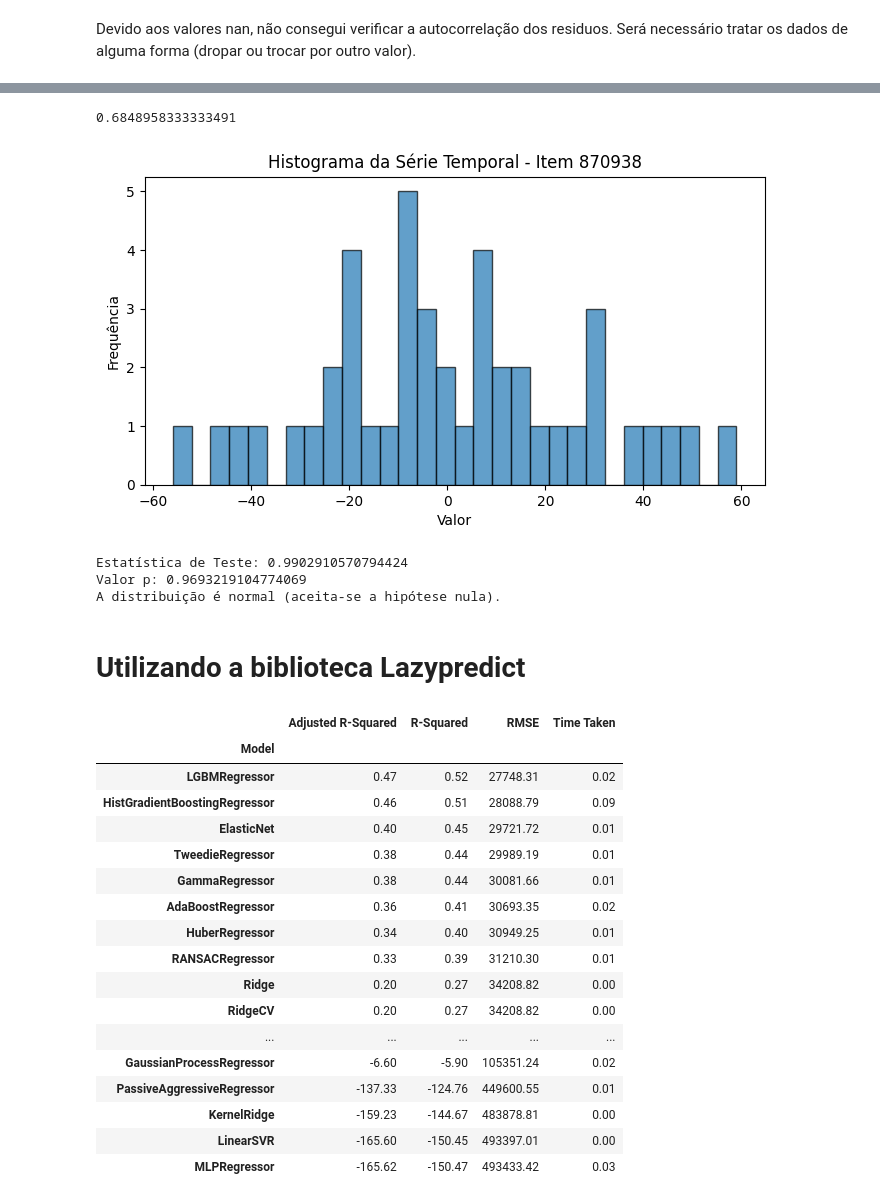
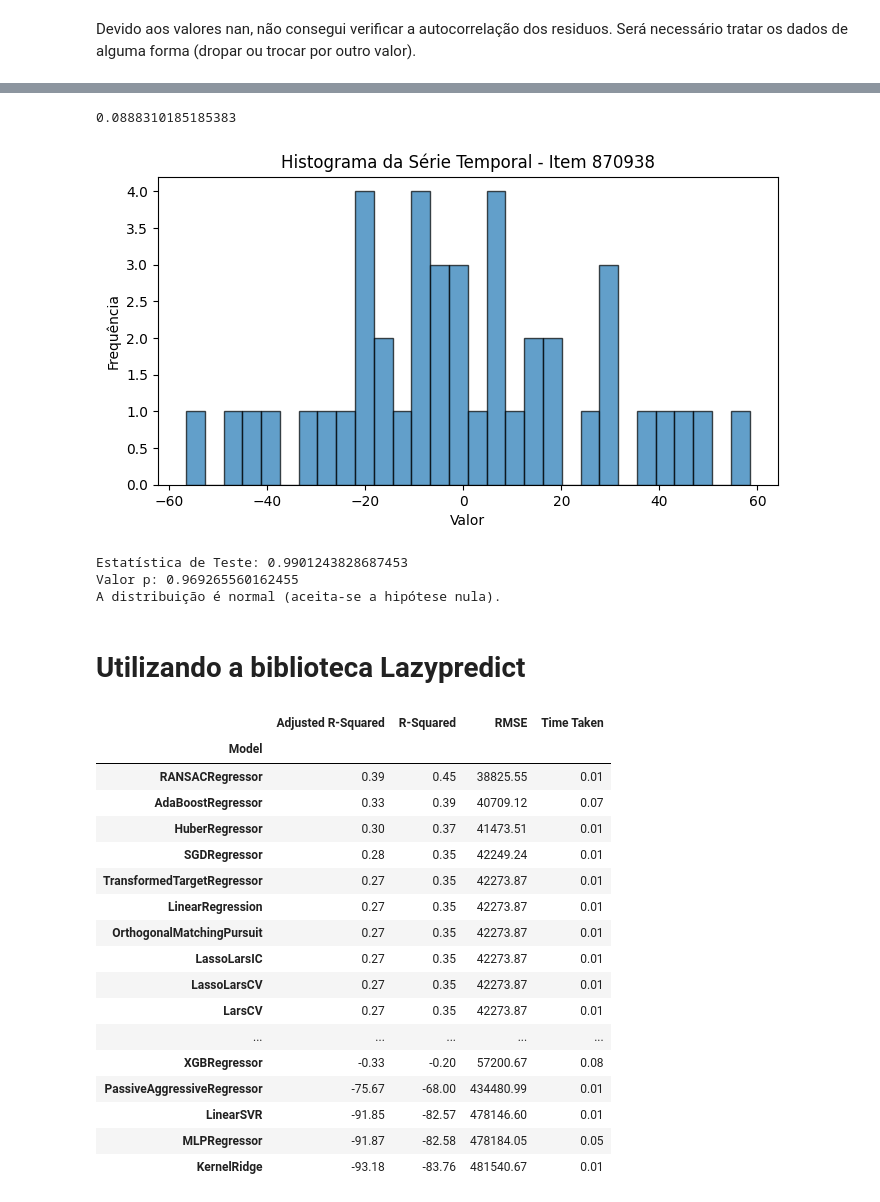
Before and after one commit to erlonL/series-temporais, a Jupyter notebook: seminario1.ipynb, the cells around one changed output, grey strips where cells are left out. Drawn from its saved outputs; the diff is of its cells as text; code cells hidden in the pictures.

```diff
--- a/seminario1.ipynb
+++ b/seminario1.ipynb
@@ -56,0 +56,3 @@ df['date'] = pd.to_datetime(df['date'])
+# %%
+# drop last row (2017-08) because it's incomplete
+df = df[df['date'] != '2017-08-01']
@@ -125,7 +183,7 @@ A série temporal não é estacionária
 df_agg = df.groupby('date')['unit_sales'].sum().reset_index()
 
 df_agg = df_agg.reset_index(drop=True)
-#df_agg = df_agg.set_index('date') # can cause problems
+df_agg = df_agg.set_index('date') # can cause problems
 
 #acf_values = sm.tsa.acf(df_agg['unit_sales'].values, nlags=12)
 
@@ -246,7 +329,7 @@ residuos_item.dropna(inplace=True) # decidimos droppar
 # %%
 residuos_item.mean()
 # %% [output]
-0.6848958333333491
+0.0888310185185383
 # %%
 plt.figure(figsize=(8, 4))
 plt.hist(residuos_item, bins=30, edgecolor='k', alpha=0.7)
@@ -255,7 +338,7 @@ plt.xlabel('Valor')
 plt.ylabel('Frequência')
 plt.show()
 # %% [output]
-[figure, old version]
+[figure, new version]
 # %%
 # Realizar o teste de Shapiro-Wilk
 stat, p = shapiro(residuos_item)
@@ -269,45 +352,41 @@ if p < 0.05:
 else:
   print("A distribuição é normal (aceita-se a hipótese nula).")
 # %% [output]
-Estatística de Teste: 0.9902910570794424
-Valor p: 0.9693219104774069
+Estatística de Teste: 0.9901243828687453
+Valor p: 0.969265560162455
 A distribuição é normal (aceita-se a hipótese nula).
 # %% [markdown]
 # Utilizando a biblioteca Lazypredict
 # %%
 # utilizando lazy prediction para escolher um modelo
-
-from lazypredict.Supervised import LazyRegressor
-from sklearn.model_selection import train_test_split
-
-X = df_agg.index
+X = df_agg.reset_index().index
 y = df_agg['unit_sales']
 
 X = pd.DataFrame(X, columns=['index']) # Convert X to a DataFrame
 
 X_train, X_test, y_train, y_test = train_test_split(X, y, test_size=0.2, random_state=42)
 
 reg = LazyRegressor(verbose=0, ignore_warnings=True, custom_metric=None)
 models, predictions = reg.fit(X_train, X_test, y_train, y_test)
 
 clear_output()
 models
 # %% [output]
 |  | Adjusted R-Squared | R-Squared | RMSE | Time Taken |
 | Model |  |  |  |  |
-| LGBMRegressor | 0.47 | 0.52 | 27748.31 | 0.02 |
-| HistGradientBoostingRegressor | 0.46 | 0.51 | 28088.79 | 0.09 |
-| ElasticNet | 0.40 | 0.45 | 29721.72 | 0.01 |
-| TweedieRegressor | 0.38 | 0.44 | 29989.19 | 0.01 |
-| GammaRegressor | 0.38 | 0.44 | 30081.66 | 0.01 |
-| AdaBoostRegressor | 0.36 | 0.41 | 30693.35 | 0.02 |
-| HuberRegressor | 0.34 | 0.40 | 30949.25 | 0.01 |
-| RANSACRegressor | 0.33 | 0.39 | 31210.30 | 0.01 |
-| Ridge | 0.20 | 0.27 | 34208.82 | 0.00 |
-| RidgeCV | 0.20 | 0.27 | 34208.82 | 0.00 |
+| RANSACRegressor | 0.39 | 0.45 | 38825.55 | 0.01 |
+| AdaBoostRegressor | 0.33 | 0.39 | 40709.12 | 0.07 |
+| HuberRegressor | 0.30 | 0.37 | 41473.51 | 0.01 |
+| SGDRegressor | 0.28 | 0.35 | 42249.24 | 0.01 |
+| TransformedTargetRegressor | 0.27 | 0.35 | 42273.87 | 0.01 |
+| LinearRegression | 0.27 | 0.35 | 42273.87 | 0.01 |
+| OrthogonalMatchingPursuit | 0.27 | 0.35 | 42273.87 | 0.01 |
+| LassoLarsIC | 0.27 | 0.35 | 42273.87 | 0.01 |
+| LassoLarsCV | 0.27 | 0.35 | 42273.87 | 0.01 |
+| LarsCV | 0.27 | 0.35 | 42273.87 | 0.01 |
 | ... | ... | ... | ... | ... |
-| GaussianProcessRegressor | -6.60 | -5.90 | 105351.24 | 0.02 |
-| PassiveAggressiveRegressor | -137.33 | -124.76 | 449600.55 | 0.01 |
-| KernelRidge | -159.23 | -144.67 | 483878.81 | 0.00 |
-| LinearSVR | -165.60 | -150.45 | 493397.01 | 0.00 |
-| MLPRegressor | -165.62 | -150.47 | 493433.42 | 0.03 |
+| XGBRegressor | -0.33 | -0.20 | 57200.67 | 0.08 |
+| PassiveAggressiveRegressor | -75.67 | -68.00 | 434480.99 | 0.01 |
+| LinearSVR | -91.85 | -82.57 | 478146.60 | 0.01 |
+| MLPRegressor | -91.87 | -82.58 | 478184.05 | 0.05 |
+| KernelRidge | -93.18 | -83.76 | 481540.67 | 0.01 |
```
Also changed, not shown: parts of 34 cells of this notebook, 2 other files.
